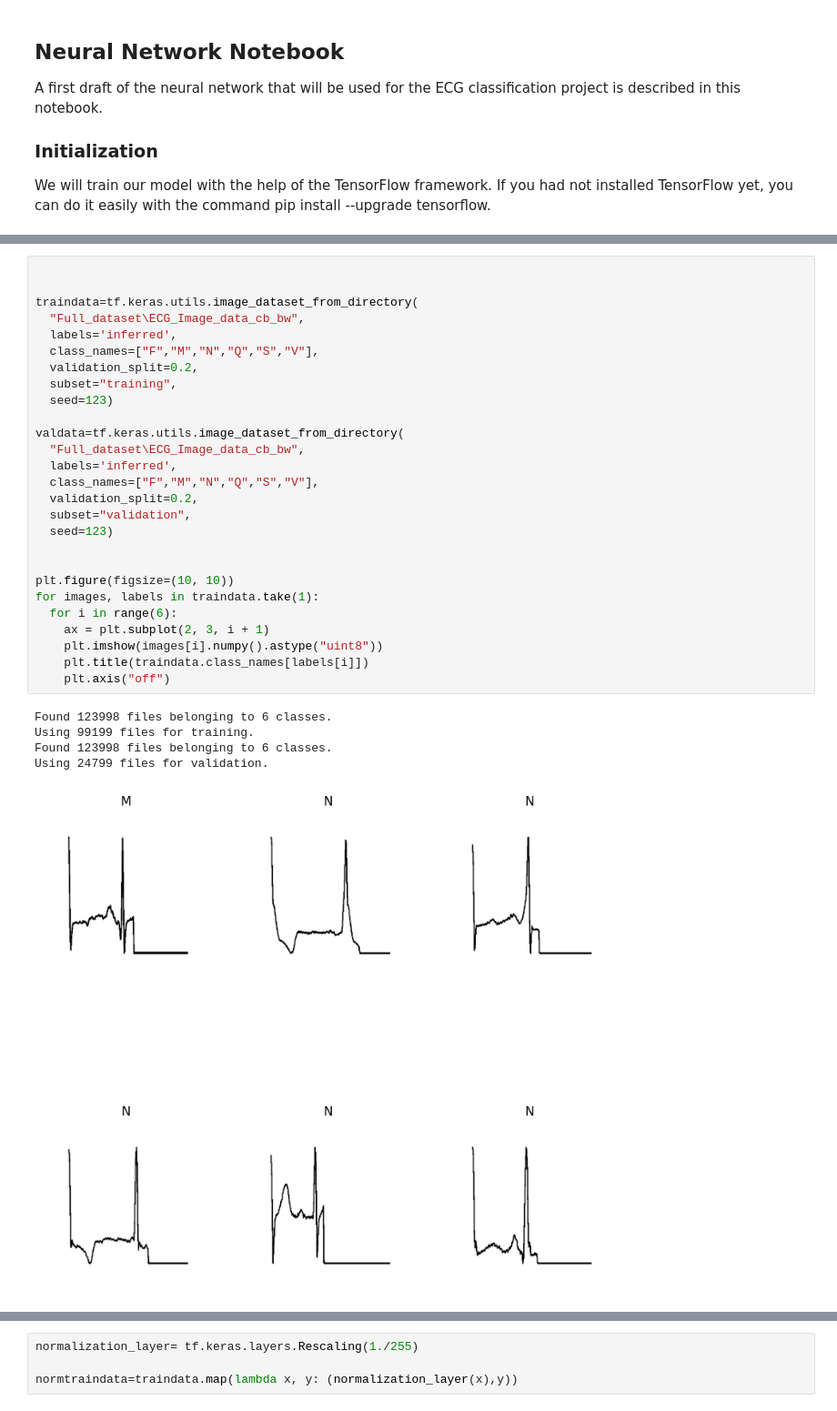
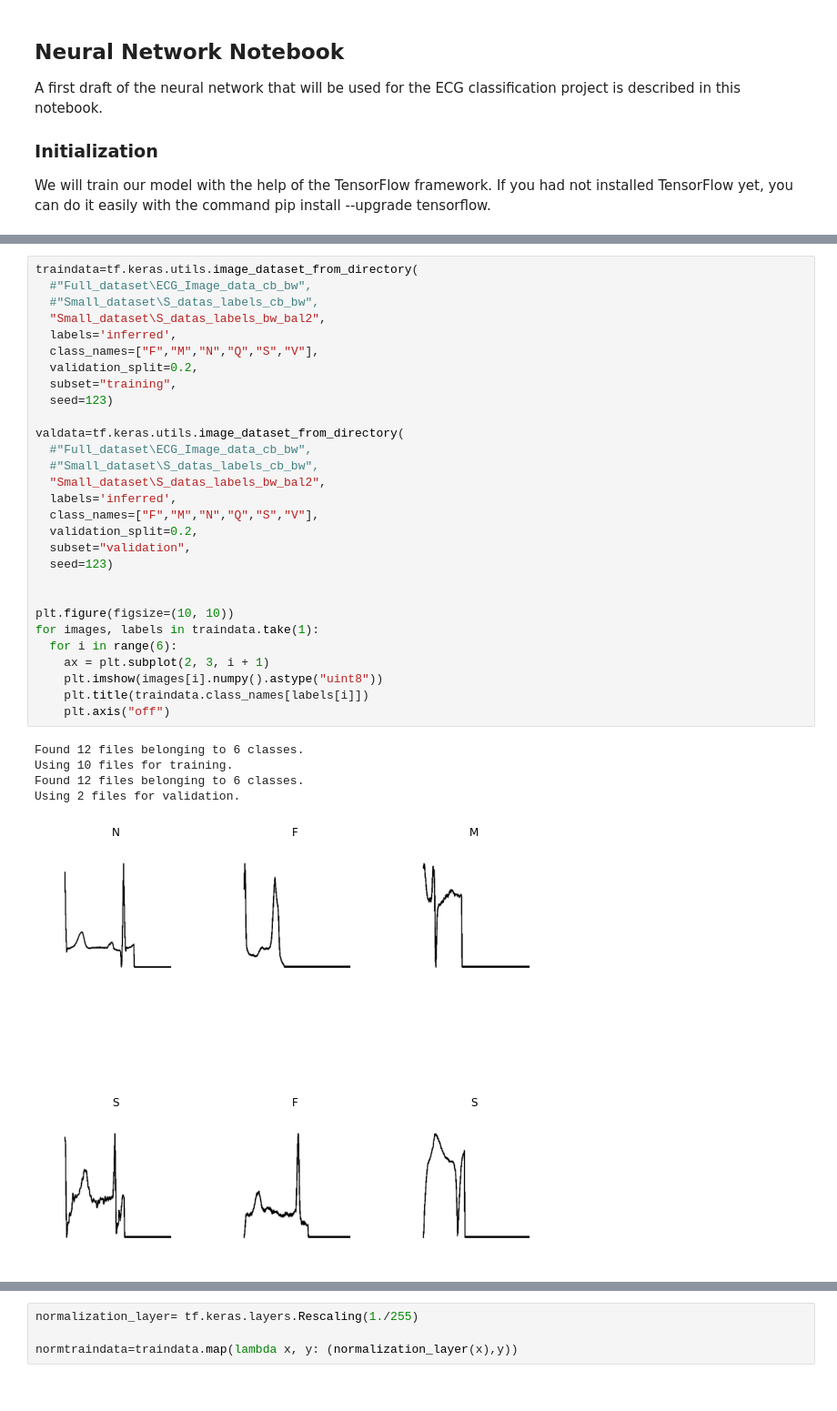
Before and after one commit to Henryk07/ESP3201_Project, a Jupyter notebook: neuralnetwork.ipynb, the cells around one changed output, grey strips where cells are left out. Shown: that part at 91% size. Saved outputs shown, nothing was run; the diff lists cells and outputs as text.

```diff
--- a/neuralnetwork.ipynb
+++ b/neuralnetwork.ipynb
@@ -37,33 +44,35 @@ NOTE3 : Augmentation method
 # %%
-
-
 traindata=tf.keras.utils.image_dataset_from_directory(
-  "Full_dataset\ECG_Image_data_cb_bw",
+  #"Full_dataset\ECG_Image_data_cb_bw",
+  #"Small_dataset\S_datas_labels_cb_bw",
+  "Small_dataset\S_datas_labels_bw_bal2",
   labels='inferred',
   class_names=["F","M","N","Q","S","V"],
   validation_split=0.2,
   subset="training",
   seed=123)
 
 valdata=tf.keras.utils.image_dataset_from_directory(
-  "Full_dataset\ECG_Image_data_cb_bw",
+  #"Full_dataset\ECG_Image_data_cb_bw",
+  #"Small_dataset\S_datas_labels_cb_bw",
+  "Small_dataset\S_datas_labels_bw_bal2",
   labels='inferred',
   class_names=["F","M","N","Q","S","V"],
   validation_split=0.2,
   subset="validation",
   seed=123)
 
 
 plt.figure(figsize=(10, 10))
 for images, labels in traindata.take(1):
   for i in range(6):
     ax = plt.subplot(2, 3, i + 1)
     plt.imshow(images[i].numpy().astype("uint8"))
     plt.title(traindata.class_names[labels[i]])
     plt.axis("off")
 # %% [output]
-Found 123998 files belonging to 6 classes.
-Using 99199 files for training.
-Found 123998 files belonging to 6 classes.
-Using 24799 files for validation.
+Found 12 files belonging to 6 classes.
+Using 10 files for training.
+Found 12 files belonging to 6 classes.
+Using 2 files for validation.
-[figure, old version]
+[figure, new version]
```
Also changed, not shown: parts of 11 cells of this notebook, 4 other files.
